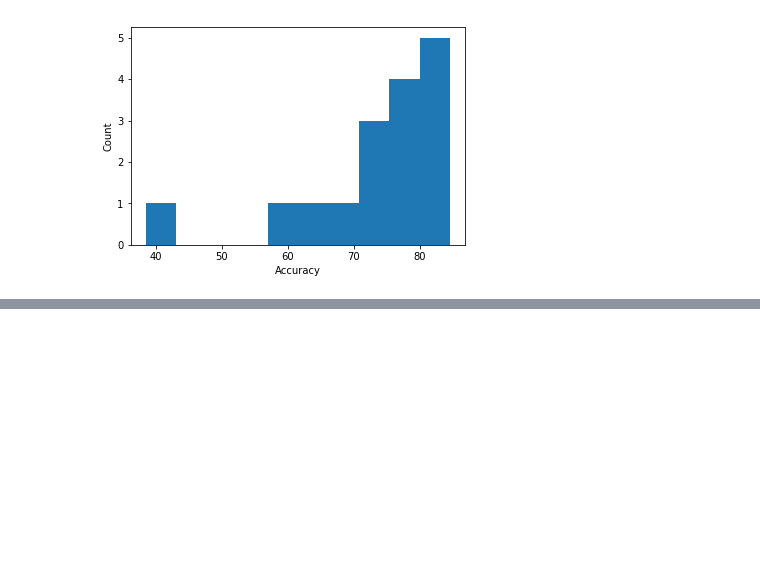
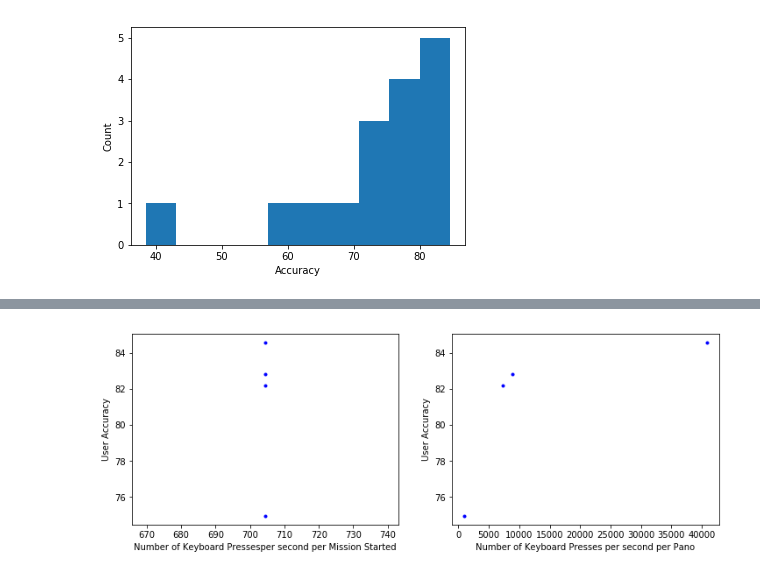
Before and after one commit to ProjectSidewalk/sidewalk-quality-analysis, a Jupyter notebook: sidewalk-user-quality-analysis-tyler.ipynb, the cells around one changed output, grey strips where cells are left out. Saved outputs shown, nothing was run; the diff lists cells and outputs as text; code cells hidden in the pictures; blank space fills up the shorter version.

```diff
--- a/sidewalk-user-quality-analysis-tyler.ipynb
+++ b/sidewalk-user-quality-analysis-tyler.ipynb
@@ -123,0 +200,4 @@ histogram('Accuracy', users[' accuracy'])
+# %%
+time_graph('Number of Keyboard Presses', 'LowLevelEvent_keydown')
+# %% [output]
+[figure, added]
```
Also changed, not shown: parts of 21 cells of this notebook.
